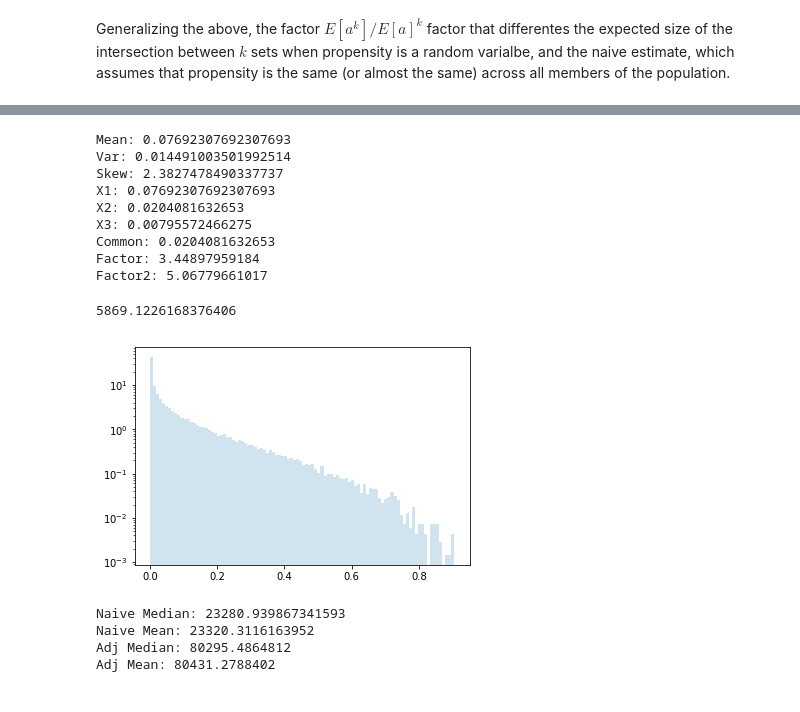
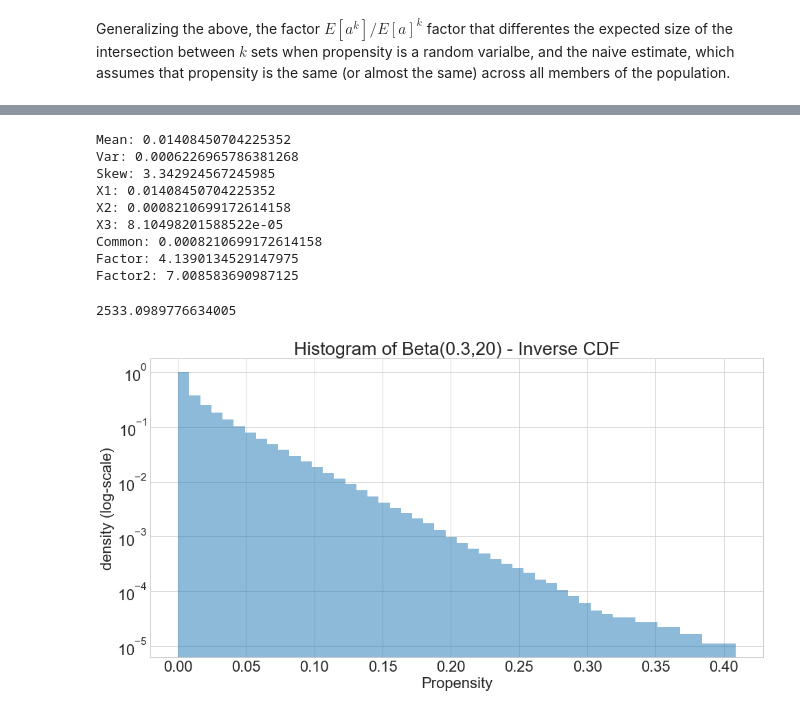
Before and after one commit to ipeirotis/mturk_demographics, a Jupyter notebook: 4_Propensity_Modeling.ipynb, the cells around one changed output, grey strips where cells are left out. Drawn from its saved outputs; the diff is of its cells as text; code cells hidden in the pictures.

```diff
--- a/4_Propensity_Modeling.ipynb
+++ b/4_Propensity_Modeling.ipynb
@@ -64,9 +79,9 @@ import numpy as np
 from scipy.stats import beta
 
 # These are also the parameters that we estimate from our Beta-Binomial analysis in Notebook 5
-N = 76000
+N = 180000
 a = 0.3
-b = 3.6
+b = 21
 rvs = beta.rvs(a, b, size=N)
 
 # This transformation can help us transform any continuous RV
@@ -91,28 +106,42 @@ factor2 = (skew*var*np.sqrt(var) + 3*mean*var + mean*mean*mean) / ((var+mean*mea
 print("Factor:", factor )
 print("Factor2:", factor2 )
 # %% [output]
-Mean: 0.07692307692307693
-Var: 0.014491003501992514
-Skew: 2.3827478490337737
-X1: 0.07692307692307693
-X2: 0.0204081632653
-X3: 0.00795572466275
-Common: 0.0204081632653
-Factor: 3.44897959184
-Factor2: 5.06779661017
+Mean: 0.01408450704225352
+Var: 0.0006226965786381268
+Skew: 3.342924567245985
+X1: 0.01408450704225352
+X2: 0.0008210699172614158
+X3: 8.10498201588522e-05
+Common: 0.0008210699172614158
+Factor: 4.1390134529147975
+Factor2: 7.008583690987125
 # %%
 # This is the estimated number of active users at any given time
 sum(rvs)
 # %% [output]
-5869.1226168376406
+2533.0989776634005
 # %%
 %matplotlib inline
+import matplotlib as mpl
 import matplotlib.pyplot as plt
+import seaborn as sns
+
+sns.set_style("whitegrid")
+mpl.rc("figure", figsize=(16, 8))
+mpl.rcParams.update({'font.size': 22})
+
 fig, ax = plt.subplots(1, 1)
-ax.hist(rvs, normed=True, histtype='stepfilled', alpha=0.2, bins=100)
+ax.hist(rvs, normed=True, histtype='stepfilled', alpha=0.5, bins=50, cumulative=-1)
 ax.set_yscale("log")
+
+ax.set_title("Histogram of Beta(0.3,20) - Inverse CDF")
+ax.set_xlabel("Propensity")
+ax.set_ylabel("density (log-scale)")
+# ax.legend().set_visible(False)
+
+fig.savefig('plots/beta-histogram.png', bbox_inches='tight')
 # %% [output]
-[figure, old version]
+[figure, new version]
 # %%
 import numpy as np
 # Given an instantiated list of propensity values
@@ -151,11 +180,6 @@ print("Naive Mean:", statistics.mean(naive_estimates))
 
 print("Adj Median:", statistics.median(adj_estimates))
 print("Adj Mean:", statistics.mean(adj_estimates))
-# %% [output]
-Naive Median: 23280.939867341593
-Naive Mean: 23320.3116163952
-Adj Median: 80295.4864812
-Adj Mean: 80431.2788402
 # %%
 fig, ax = plt.subplots(1, 1)
 ax.hist(adj_estimates, normed=True, histtype='stepfilled', alpha=0.2, bins=50)
```
Also changed, not shown: parts of 3 cells of this notebook, 39 other files.
